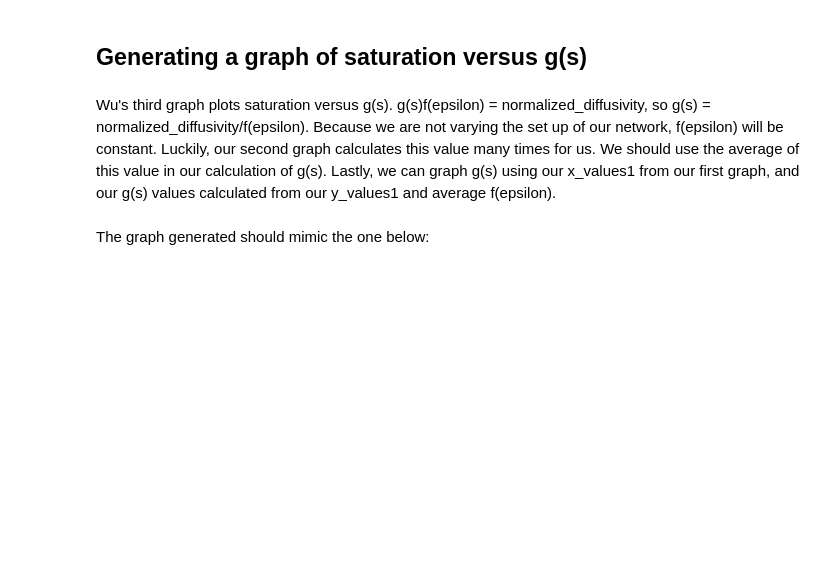
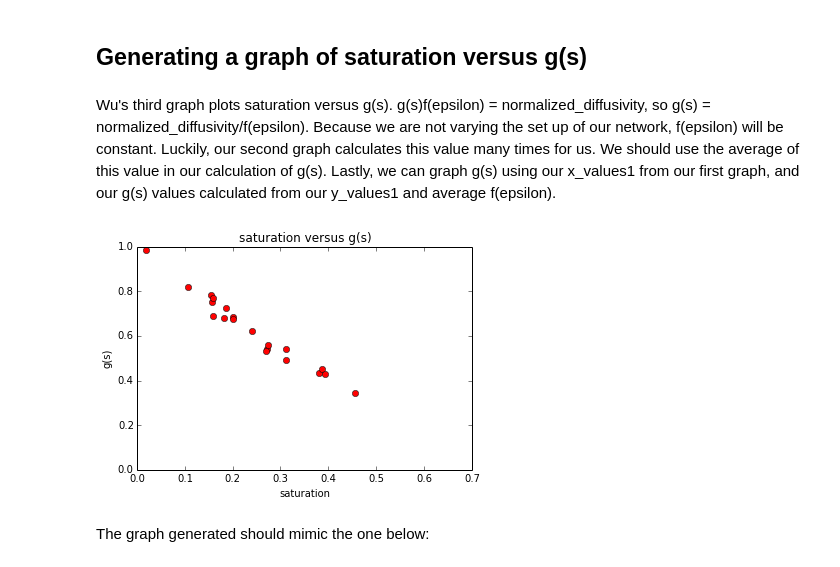
Before and after one commit to jackielunger/OpenPNM, a Jupyter notebook: Wu Tutorial-updated to NewPNM.ipynb, the cells around one changed output. Saved outputs shown, nothing was run; the diff lists cells and outputs as text; code cells hidden in the pictures; blank space fills up the shorter version.

```diff
--- a/Wu Tutorial-updated to NewPNM.ipynb
+++ b/Wu Tutorial-updated to NewPNM.ipynb
@@ -557,24 +503,26 @@ Wu's third graph plots saturation versus g(s).  g(s)f(epsilon) = normalized_diff
 # %%
 #find average value for f(epsilon)
 sum = 0
 count = 0
 for x in y_values:
     sum += x
     count += 1
 average_f = sum/count
 
 #prints graph for g(s)
 
-g_values = range(len(y_values1))
+g_values = list(range(len(y_values1)))
 
 for x in range(len(y_values1)):
     g_values[x] = y_values1[x]/average_f
 plt.plot(x_values1, g_values, 'ro')
 plt.title('saturation versus g(s)')
 plt.xlabel('saturation')
 plt.ylabel('g(s)')
-plt.axis([0, 1, 0, 1])
+plt.axis([0, .7, 0, 1])
 plt.show()
+# %% [output]
+[figure, added]
 # %% [markdown]
 The graph generated should mimic the one below:
 # %%
```
Also changed, not shown: parts of 16 cells of this notebook.
